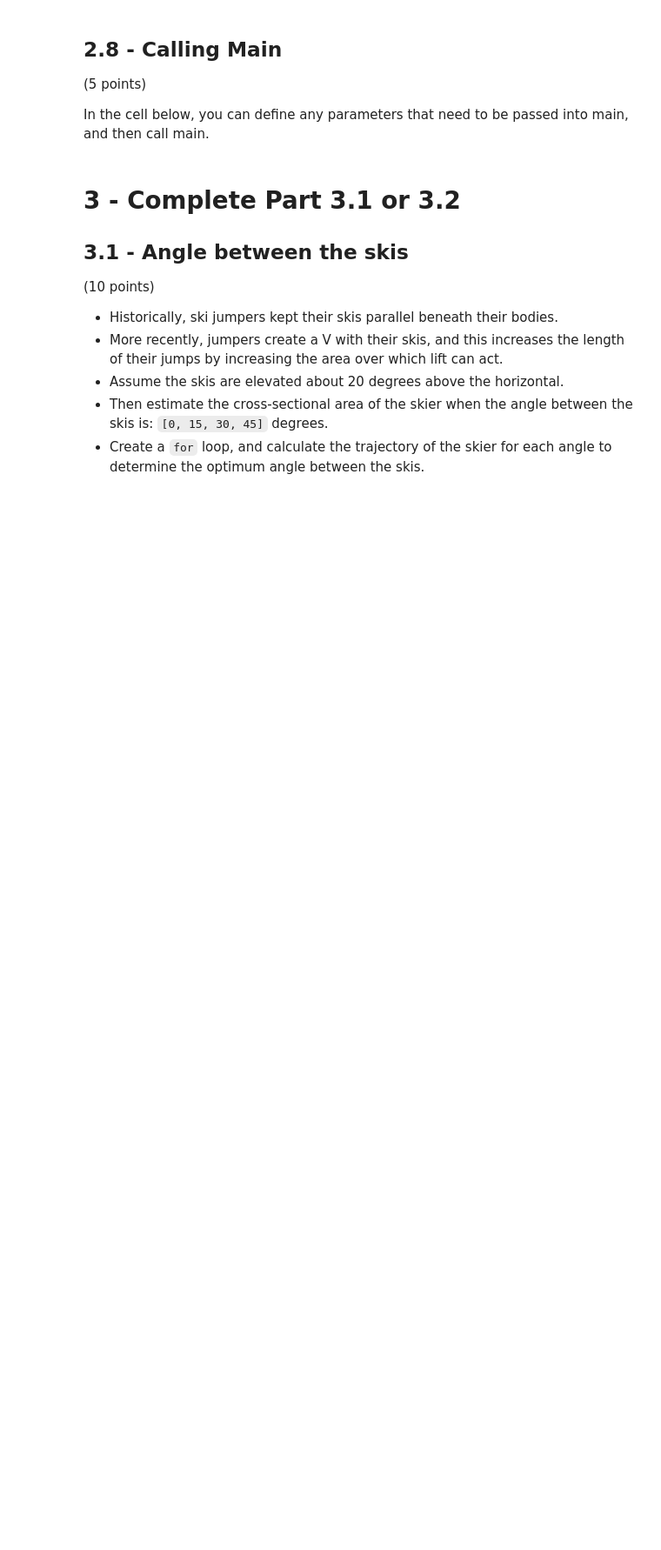
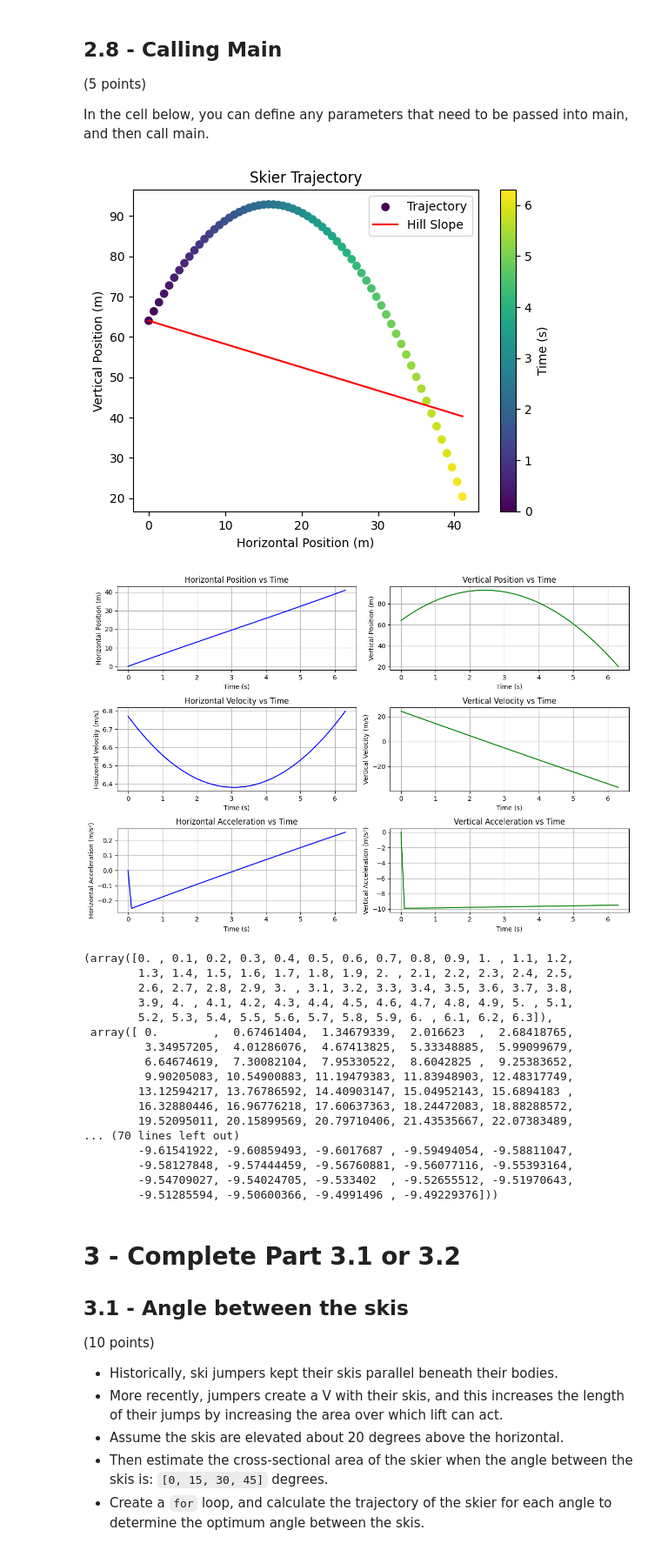
Before and after one commit to TmTrojcak/Computational_Physics, a Jupyter notebook: Tyler_Trojcak_PHYS250_midterm_project_2025.ipynb, the cells around one changed output. Shown at 87% size. Drawn from its saved outputs; the diff is of its cells as text; code cells hidden in the pictures; blank space fills up the shorter version.

```diff
--- a/Tyler_Trojcak_PHYS250_midterm_project_2025.ipynb
+++ b/Tyler_Trojcak_PHYS250_midterm_project_2025.ipynb
@@ -438,3 +547,20 @@ Determine what you need
+# %%
+# your plot_trajectory function here
+def plot_trajectory(tarr2, xarr2, yarr2, vxarr2, vyarr2, axarr2, ayarr2):
+    # Scatter plot of vertical vs. horizontal position, color-coded by time
+    scatter = plt.scatter(xarr2, yarr2, c=tarr2, cmap='viridis', label='Trajectory')
+    plt.colorbar(scatter, label='Time (s)')  # Add a color bar for time
+    plt.xlabel('Horizontal Position (m)')
+    plt.ylabel('Vertical Position (m)')
+    plt.title('Skier Trajectory')
+
+    # Add the hill slope line using the get_hill_height function
+    x_hill = np.linspace(0, max(xarr2), 500)  # Generate x points for the hill line
+    y_hill = 0.5*128 - get_hill_height(x_hill)  # Use the provided hill height function
+    plt.plot(x_hill, y_hill, 'r-', label='Hill Slope')  # Plot the hill slope
+    plt.legend()
+    plt.show()
+    return
 # %% [markdown]
 ## 2.7 - Main Program
 
@@ -479,22 +605,22 @@ def main(A, BD, BL, m, dt=.1, vperp=2., plotflag=True):
   jump_angle_deg = -11 # in degrees
 
   # convert your jump angle to radians
-  jump_angle_rad =
+  jump_angle_rad = jump_angle_deg * np.pi/180
 
   # calculate the components of the jump speed
   # in the horizontal and vertical directions.
-  vx_perp =
-  vy_perp =
+  vx_perp = vperp * np.cos(jump_angle_rad)
+  vy_perp = vperp * np.sin(jump_angle_rad)
 
 
   # use the speed at end of runway/ramp in part 1
   # as the skier's input speed for part 2
-  vramp =
+  vramp = vxarr1[-1]
 
   # calculate the components of the ramp speed
   # in the horizontal and vertical directions.
-  vx_ramp =
-  vy_ramp =
+  vx_ramp = -vramp * np.sin(jump_angle_rad)
+  vy_ramp = vramp * np.cos(jump_angle_rad)
 
   # get the initial speed in the x and y directions
   # by summing the contribution from the
@@ -506,23 +632,28 @@ def main(A, BD, BL, m, dt=.1, vperp=2., plotflag=True):
   # Initial positions
   # assume the initial x position is zero
   # assume that the skier's y position is initially 2 m above the hill
+  x0 = 0
+  y0 = 64 - 0.577*x0
 
   ##############################################
   ## CALLING FUNCTIONS
   ##############################################
 
-  # call calculate
+  # call calculate, pass necessary variables
+  tarr2, xarr2, yarr2, vxarr2, vyarr2, axarr2, ayarr2 = calculate(x0, y0, vx0, vy0, A, BD, BL, m, dt, plotflag) # Pass necessary variables to calculate
 
   if plotflag:
     # call plot_trajectory to plot the vertical position
     # vs the horizontal position
-
+    plot_trajectory(tarr2, xarr2, yarr2, vxarr2, vyarr2, axarr2, ayarr2)
 
     # call make_plots to plot parameters vs time
+    make_plots(tarr2, xarr2, yarr2, vxarr2, vyarr2, axarr2, ayarr2)
 
     pass
 
   # return arrays
+  return tarr2, xarr2, yarr2, vxarr2, vyarr2, axarr2, ayarr2
 # %% [markdown]
 ## 2.8 - Calling Main
 
@@ -532,27 +663,48 @@ In the cell below, you can define any parameters that need to be passed into mai
 # %%
 ##############################################
 ## AIR RESISTANCE PARAMETERS
 ##############################################
 
 # values for the drag and lift coefficients
 # DON'T CHANGE THESE
 CD = 0.8 # from Gardan+2017
 CL = 1.2*CD
 
 # enter your cross-sectional dimensions for the skier
 # in the flight position
-height =  # meter, in flight position
-width =  # meter
+height = 2 # meter, in flight position
+width = 0.5 # meter
 A = height * width
 
 # set the mass of the skier
-
+m = 70
 
 # calculate the drag coefficients
 BD = get_B2(A, C=CD)
 BL = get_B2(A, C=CL)
 
 # call main
+main(A, BD, BL, m, dt=.1, vperp=2., plotflag=True)
+# %% [output]
+[figure, added]
+[figure, added]
+(array([0. , 0.1, 0.2, 0.3, 0.4, 0.5, 0.6, 0.7, 0.8, 0.9, 1. , 1.1, 1.2,
+        1.3, 1.4, 1.5, 1.6, 1.7, 1.8, 1.9, 2. , 2.1, 2.2, 2.3, 2.4, 2.5,
+        2.6, 2.7, 2.8, 2.9, 3. , 3.1, 3.2, 3.3, 3.4, 3.5, 3.6, 3.7, 3.8,
+        3.9, 4. , 4.1, 4.2, 4.3, 4.4, 4.5, 4.6, 4.7, 4.8, 4.9, 5. , 5.1,
+        5.2, 5.3, 5.4, 5.5, 5.6, 5.7, 5.8, 5.9, 6. , 6.1, 6.2, 6.3]),
+ array([ 0.        ,  0.67461404,  1.34679339,  2.016623  ,  2.68418765,
+         3.34957205,  4.01286076,  4.67413825,  5.33348885,  5.99099679,
+         6.64674619,  7.30082104,  7.95330522,  8.6042825 ,  9.25383652,
+         9.90205083, 10.54900883, 11.19479383, 11.83948903, 12.48317749,
+        13.12594217, 13.76786592, 14.40903147, 15.04952143, 15.6894183 ,
+        16.32880446, 16.96776218, 17.60637363, 18.24472083, 18.88288572,
+        19.52095011, 20.15899569, 20.79710406, 21.43535667, 22.07383489,
+... (70 lines left out)
+        -9.61541922, -9.60859493, -9.6017687 , -9.59494054, -9.58811047,
+        -9.58127848, -9.57444459, -9.56760881, -9.56077116, -9.55393164,
+        -9.54709027, -9.54024705, -9.533402  , -9.52655512, -9.51970643,
+        -9.51285594, -9.50600366, -9.4991496 , -9.49229376]))
 # %% [markdown]
 # 3 - Complete Part 3.1 or 3.2
 
```
Also changed, not shown: parts of 14 cells of this notebook.
